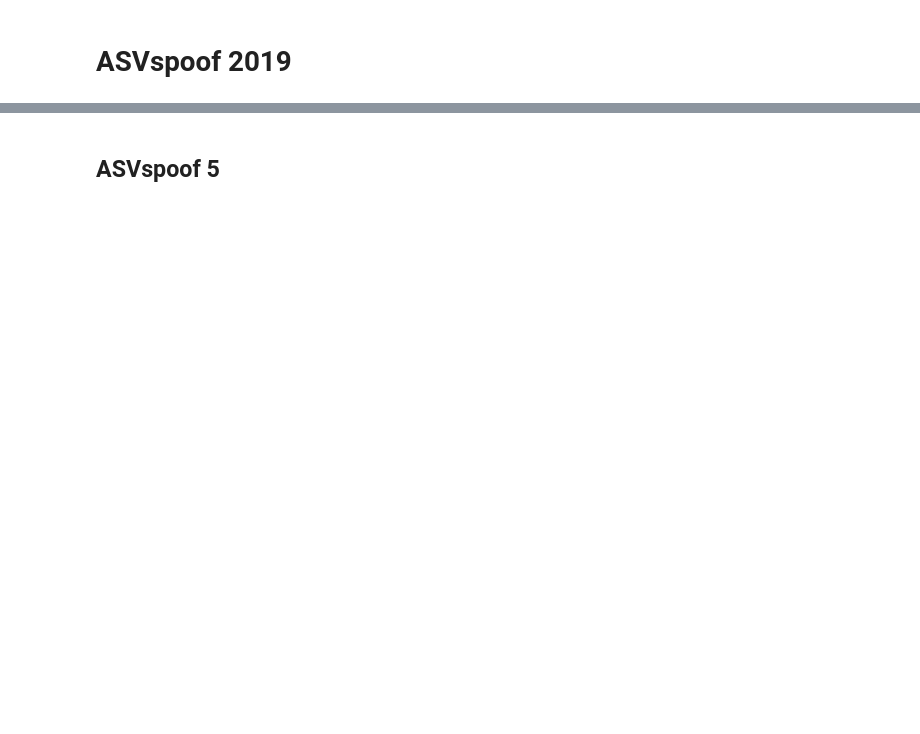
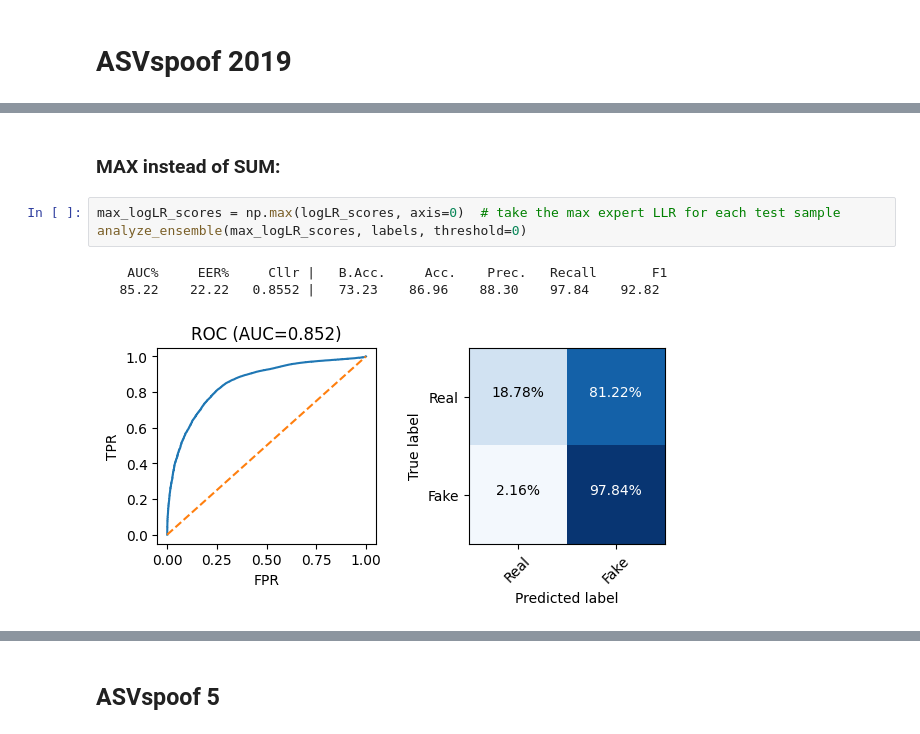
Before and after one commit to nii-yamagishilab/MoE-AntiDeepfake, a Jupyter notebook: notebooks/5a_ensemble_results.ipynb, the cells around one changed output, grey strips where cells are left out. Saved outputs shown, nothing was run; the diff lists cells and outputs as text; blank space fills up the shorter version.

```diff
--- a/notebooks/5a_ensemble_results.ipynb
+++ b/notebooks/5a_ensemble_results.ipynb
@@ -229,0 +149,9 @@ Ensemble performance (PLAIN SUM):
+# %% [markdown]
+### MAX instead of SUM:
+# %%
+max_logLR_scores = np.max(logLR_scores, axis=0)  # take the max expert LLR for each test sample
+analyze_ensemble(max_logLR_scores, labels, threshold=0)
+# %% [output]
+    AUC%     EER%     Cllr |   B.Acc.     Acc.    Prec.   Recall       F1
+   85.22    22.22   0.8552 |   73.23    86.96    88.30    97.84    92.82
+[figure, added]
```
Also changed, not shown: parts of 14 cells of this notebook, 1 other file.
